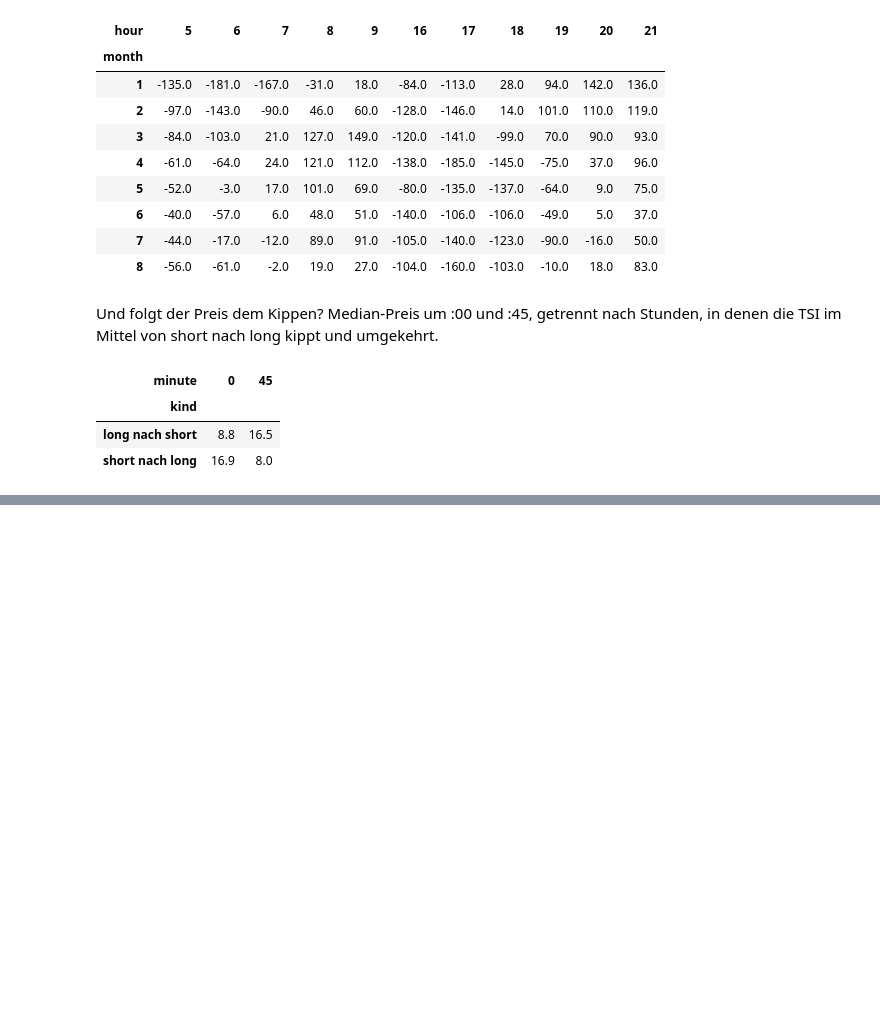
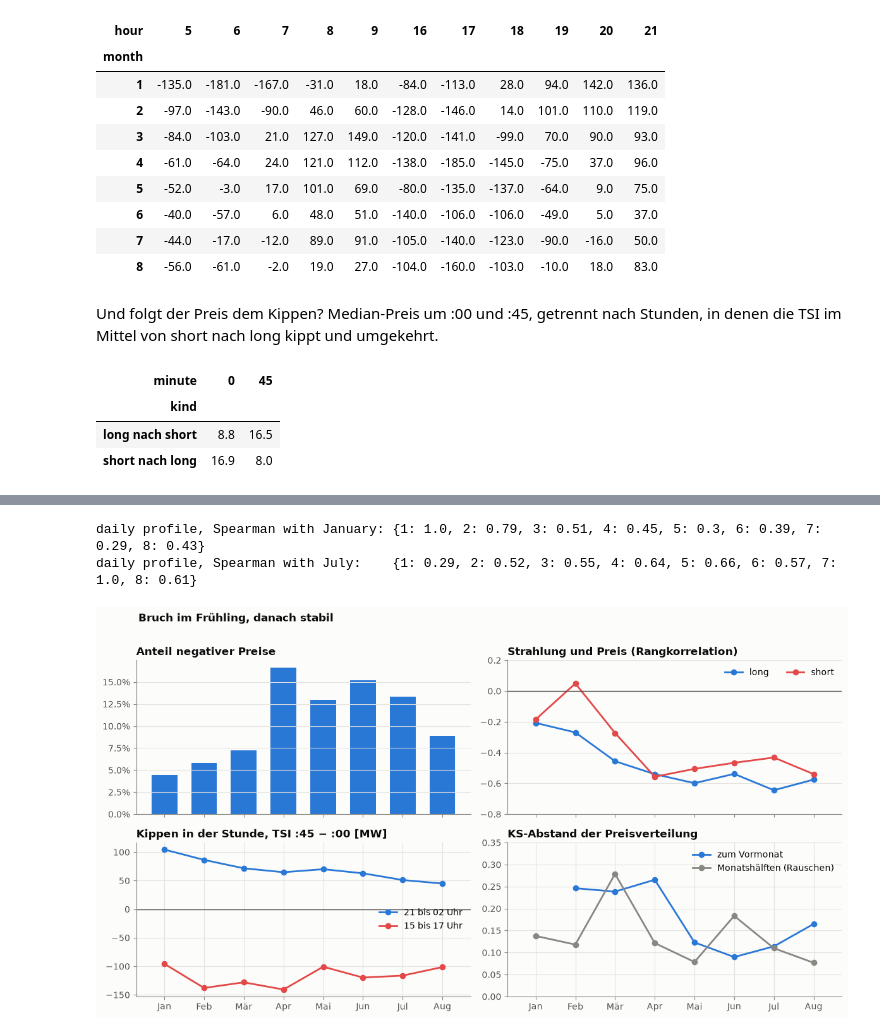
Before and after one commit to ibidreli/energy_price_prediction, a Jupyter notebook: notebooks/01_exploratory_data_analysis.ipynb, the cells around one changed output, grey strips where cells are left out. Saved outputs shown, nothing was run; the diff lists cells and outputs as text; code cells hidden in the pictures; blank space fills up the shorter version.

```diff
--- a/notebooks/01_eda.ipynb
+++ b/notebooks/01_exploratory_data_analysis.ipynb
@@ -931,0 +1894,44 @@ prices_hour.pivot_table(index="kind", columns="minute", values="aep_ct_kwh", agg
+# %%
+#------------------------------------------------------
+# Rangkorrelation der Tagesprofile zwischen den Monaten
+#------------------------------------------------------
+profile = qh.pivot_table(index="slot", columns="month", values="aep_ct_kwh", aggfunc="median")
+profile_corr = profile.corr(method="spearman")
+print("daily profile, Spearman with January:", profile_corr[1].round(2).to_dict())
+print("daily profile, Spearman with July:   ", profile_corr[7].round(2).to_dict())
+# %% [output]
+daily profile, Spearman with January: {1: 1.0, 2: 0.79, 3: 0.51, 4: 0.45, 5: 0.3, 6: 0.39, 7: 0.29, 8: 0.43}
+daily profile, Spearman with July:    {1: 0.29, 2: 0.52, 3: 0.55, 4: 0.64, 5: 0.66, 6: 0.57, 7: 1.0, 8: 0.61}
+# %%
+#------------------------------------------
+# Stabilität der Kennzahlen über die Monate
+#------------------------------------------
+fig, axes = plt.subplots(2, 2, figsize=(12, 6.4), sharex=True)
+x = range(len(monthly))
+axes[0, 0].bar(x, monthly["negative"], color=BLUE, width=0.65)
+axes[0, 0].yaxis.set_major_formatter(matplotlib.ticker.PercentFormatter(1.0))
+axes[0, 0].set(title="Anteil negativer Preise")
+axes[0, 1].plot(x, monthly["rad_price_long"], color=BLUE, marker="o", label="long")
+axes[0, 1].plot(x, monthly["rad_price_short"], color=RED, marker="o", label="short")
+axes[0, 1].axhline(0, color=INK_2, linewidth=1)
+axes[0, 1].set(title="Strahlung und Preis (Rangkorrelation)", ylim=(-0.8, 0.2))
+axes[0, 1].legend(loc="upper right", ncols=2)
+axes[1, 0].plot(x, monthly["flip_21_to_02"], color=BLUE, marker="o", label="21 bis 02 Uhr")
+axes[1, 0].plot(x, monthly["flip_15_to_17"], color=RED, marker="o", label="15 bis 17 Uhr")
+axes[1, 0].axhline(0, color=INK_2, linewidth=1)
+axes[1, 0].set(title="Kippen in der Stunde, TSI :45 − :00 [MW]")
+axes[1, 0].legend(loc="center right")
+axes[1, 1].plot(x, monthly["ks_previous_month"], color=BLUE, marker="o", label="zum Vormonat")
+axes[1, 1].plot(x, monthly["ks_month_halves"], color=MUTED, marker="o", label="Monatshälften (Rauschen)")
+axes[1, 1].set(title="KS-Abstand der Preisverteilung", ylim=(0, 0.35))
+axes[1, 1].legend(loc="upper right")
+for ax in axes[1]:
+    ax.set_xticks(x, [MONTHS[m - 1] for m in monthly.index])
+for ax in axes[0]:
+    ax.grid(axis="x", visible=False)
+fig.suptitle("Bruch im Frühling, danach stabil", x=0.06, y=1.01, ha="left", fontweight="bold", color=INK)
+fig.tight_layout()
+save(fig, "eda2_stability.png")
+plt.show()
+# %% [output]
+[figure, added]
```
Also changed, not shown: parts of 124 cells of this notebook, 6 other files.
